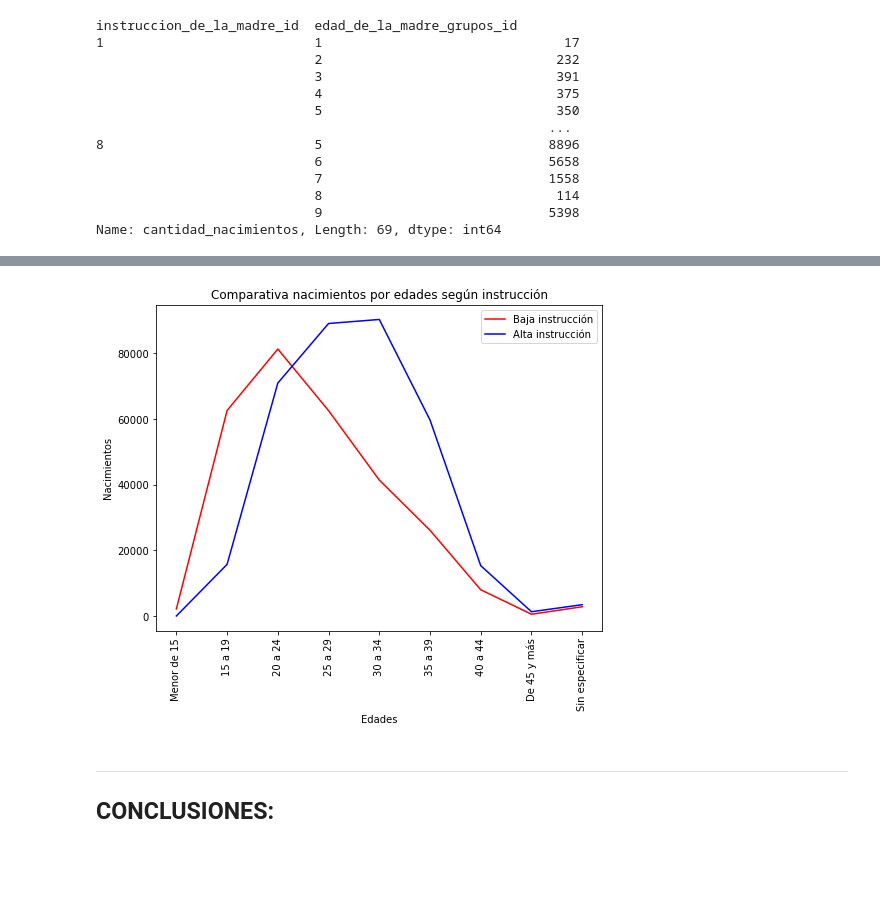
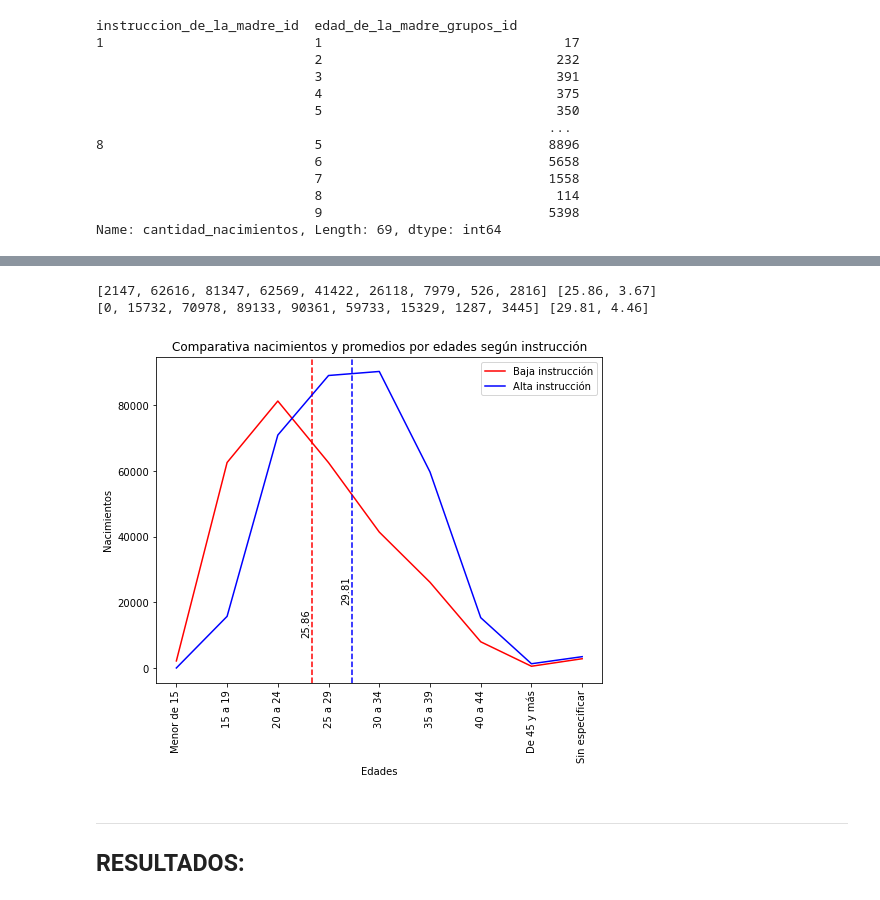
Before and after one commit to gagabriela2787/Grupo7ISPC, a Jupyter notebook: consulta_2_provisoria.ipynb, the cells around one changed output, grey strips where cells are left out. Saved outputs shown, nothing was run; the diff lists cells and outputs as text; code cells hidden in the pictures; blank space fills up the shorter version.

```diff
--- a/consulta_2_provisoria.ipynb
+++ b/consulta_2_provisoria.ipynb
@@ -87,0 +71,8 @@ print(edad_id_rango_organizado)
+# %%
+#Lista ordenada con los niveles educativos:
+niveles_instruccion = id_a_nombre_ordenado('instruccion_de_la_madre_id', 'instruccion_de_la_madre_nombre')
+print(niveles_instruccion)
+
+#Lista ordenada con los grupos etarios:
+grupos_etarios = id_a_nombre_ordenado('edad_de_la_madre_grupos_id', 'edad_de_la_madre_grupos_nombre')
+print(grupos_etarios)
@@ -122,8 +139,8 @@ print(porcentajes_nacimientos_instruccion)
 # %%
 #Gráfico cantidad de nacimientos según nivel de instrucción:
 plt.figure(figsize=(8, 6))
-grafico = plt.bar(range(len(instruccion_nombres_organizados)), list(nacimientos_x_instruccion))
-plt.xticks(range(len(instruccion_nombres_organizados)), instruccion_nombres_organizados, rotation='vertical')
+grafico = plt.bar(range(len(niveles_instruccion)), list(nacimientos_x_instruccion))
+plt.xticks(range(len(niveles_instruccion)), niveles_instruccion, rotation='vertical')
 plt.title('Cantidad de Nacimientos por Nivel de Instrucción')
 plt.xlabel('Nivel de Instrucción')
 plt.ylabel('Nacimientos')
@@ -198,16 +209,41 @@ print(suma_nxe_instruccion_alta)
+# %%
+#Calculo la sumatoria de nacimientos y promedios de edad para rangos de baja y alta instrucción:
+
+#Baja instrucción: Sin instrucción (1) a Secundario Incompleto (4)
+suma_nxe_instruccion_baja = suma_nacimientos_xedad_xinstruccion(1, 5)  #Valores sugeridos 'Caso extremo': (4, 5)
+promedio_baja = calcula_promedio_edad(suma_nxe_instruccion_baja)
+
+#Alta instrucción: Secundario Completo (5) a Terciario Completo (7)
+suma_nxe_instruccion_alta = suma_nacimientos_xedad_xinstruccion(5, 8) #Valores sugeridos 'Caso extremo': (7, 8)
+promedio_alta = calcula_promedio_edad(suma_nxe_instruccion_alta)
+
+print(suma_nxe_instruccion_baja, promedio_baja)
+print(suma_nxe_instruccion_alta, promedio_alta)
+# %% [output]
+[2147, 62616, 81347, 62569, 41422, 26118, 7979, 526, 2816] [25.86, 3.67]
+[0, 15732, 70978, 89133, 90361, 59733, 15329, 1287, 3445] [29.81, 4.46]
 # %%
 #Gráfico de cantidad de nacimientos según edades para baja y alta instrucción:
 plt.figure(figsize=(8, 6))
-plt.plot(range(len(edad_id_rango_organizado)), suma_nxe_instruccion_baja, color='r', label='Baja instrucción')
+
+#Línea Baja instrucción y promedio
+plt.plot(range(len(grupos_etarios)), suma_nxe_instruccion_baja, color='r', label='Baja instrucción')
+plt.axvline(promedio_baja[1]-1, color='r', linestyle='dashed')
+plt.text(promedio_baja[1]-1.2, 10000, promedio_baja[0], rotation='90')
+
+#Línea Alta instrucción y promedio
+plt.axvline(promedio_alta[1]-1, color='b', linestyle='dashed')
+plt.text(promedio_alta[1]-1.2, 20000, promedio_alta[0], rotation='90')
 plt.plot(suma_nxe_instruccion_alta, color='b', label='Alta instrucción')
-plt.xticks(range(len(edad_id_rango_organizado)), edad_id_rango_organizado, rotation='vertical')
-plt.title('Comparativa nacimientos por edades según instrucción')
+
+plt.xticks(range(len(grupos_etarios)), grupos_etarios, rotation='vertical')
+plt.title('Comparativa nacimientos y promedios por edades según instrucción')
 plt.xlabel('Edades')
 plt.ylabel('Nacimientos')
 plt.legend()
 plt.show()
 # %% [output]
-[figure, old version]
+[figure, new version]
 # %% [markdown]
 ---
-## CONCLUSIONES:
+## RESULTADOS:
```
Also changed, not shown: parts of 14 cells of this notebook.
